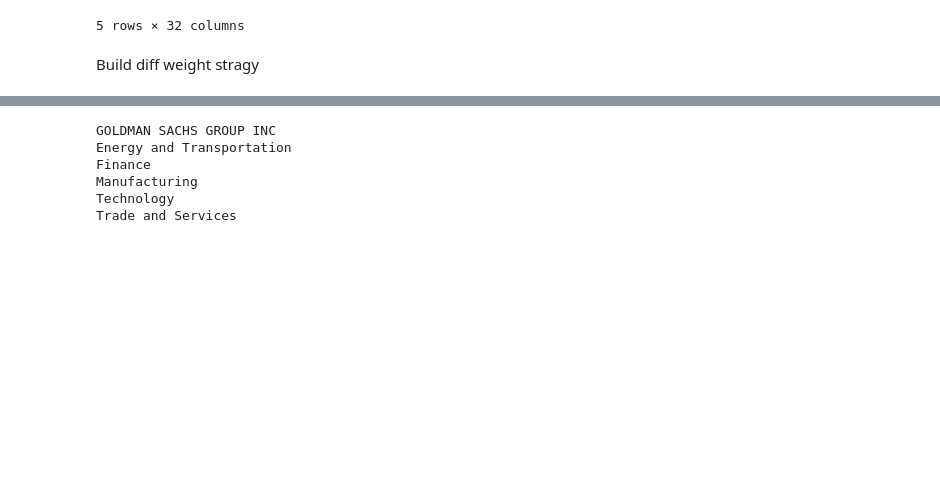
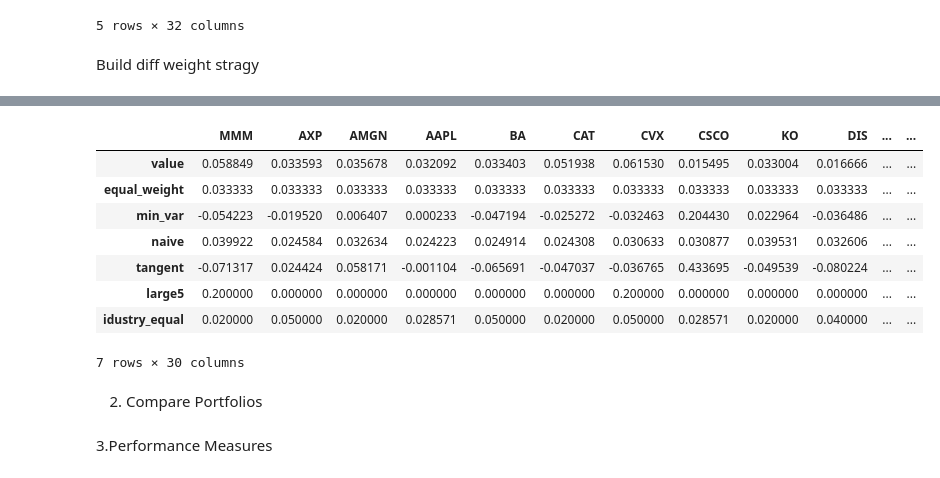
Before and after one commit to Jialin-Eddie/Portfolio_Managment, a Jupyter notebook: src/portfolioConstruction/Portfolio_Construct.ipynb, the cells around one changed output, grey strips where cells are left out. Cells and saved outputs as stored; diff of their text form; code cells hidden in the pictures; blank space fills up the shorter version.

```diff
--- a/src/portfolioConstruction/Portfolio_Construct.ipynb
+++ b/src/portfolioConstruction/Portfolio_Construct.ipynb
@@ -135,4 +137,5 @@ industries = HP_DJ_Sto_Ind.iloc[0,1:-1]
 # HP_DJ_Sto_Ind = HP_DJ_Sto_Ind.iloc[1]
 
 number_ind = HP_DJ_Sto_Ind.groupby(industries, axis=1).count().iloc[0]
-equal_weights = number_ind.loc[HP_DJ_Sto_Ind_ori.iloc[0,1:-1]].apply(lambda x:1/x*0.2).values()
+equal_weights = number_ind.loc[HP_DJ_Sto_Ind_ori.iloc[0,1:-1]].apply(lambda x:1/x*0.2).values
+Portfolio.append(equal_weights)
@@ -163,21 +147,31 @@ dtype: int64
 # %%
 # len(Portfolio[4])
-# weight = pd.DataFrame(data = Portfolio,index = ['value','equal_weight','min_var','naive','tangent','large5','idustry_equal'], columns = HP_DJ_Sto.columns[1:])
+weight = pd.DataFrame(Portfolio,
+                      index = ['value','equal_weight','min_var','naive','tangent','large5','idustry_equal'],
+                      columns = HP_DJ_Sto.columns[1:-1])
+                    #   ,index = ['value','equal_weight','min_var','naive','tangent','large5','idustry_equal'], columns = HP_DJ_Sto.columns[1:])
 # HP_DJ_Sto_Ind
 # largest_stocks_weights
 # HP_DJ_Sto_Ind.index
 # largest_stocks
 # print(HP_DJ_Sto_Ind_ori.iloc[:,1:-1].columns)
 # largest_stocks = HP_DJ_Sto_Ind.groupby(industries, axis=1).idxmax()
 # print(largest_stocks.iloc[0,1])
 # for stock in largest_stocks:
 # # HP_DJ_Sto_Ind_ori.iloc[:,1:-1].columns:
 #     print(stock)
-# weight
+weight
 # %% [output]
+|  | MMM | AXP | AMGN | AAPL | BA | CAT | CVX | CSCO | KO | DIS | ... | ... |
+| value | 0.058849 | 0.033593 | 0.035678 | 0.032092 | 0.033403 | 0.051938 | 0.061530 | 0.015495 | 0.033004 | 0.016666 | ... | ... |
+| equal_weight | 0.033333 | 0.033333 | 0.033333 | 0.033333 | 0.033333 | 0.033333 | 0.033333 | 0.033333 | 0.033333 | 0.033333 | ... | ... |
+| min_var | -0.054223 | -0.019520 | 0.006407 | 0.000233 | -0.047194 | -0.025272 | -0.032463 | 0.204430 | 0.022964 | -0.036486 | ... | ... |
+| naive | 0.039922 | 0.024584 | 0.032634 | 0.024223 | 0.024914 | 0.024308 | 0.030633 | 0.030877 | 0.039531 | 0.032606 | ... | ... |
+| tangent | -0.071317 | 0.024424 | 0.058171 | -0.001104 | -0.065691 | -0.047037 | -0.036765 | 0.433695 | -0.049539 | -0.080224 | ... | ... |
+| large5 | 0.200000 | 0.000000 | 0.000000 | 0.000000 | 0.000000 | 0.000000 | 0.200000 | 0.000000 | 0.000000 | 0.000000 | ... | ... |
+| idustry_equal | 0.020000 | 0.050000 | 0.020000 | 0.028571 | 0.050000 | 0.020000 | 0.050000 | 0.028571 | 0.020000 | 0.040000 | ... | ... |
-GOLDMAN SACHS GROUP INC
-Energy and Transportation
-Finance
-Manufacturing
-Technology
-Trade and Services
+7 rows × 30 columns
+# %% [markdown]
+2. Compare Portfolios
+# %% [markdown]
+3.Performance Measures
```
Also changed, not shown: parts of 13 cells of this notebook, 7 other files.
